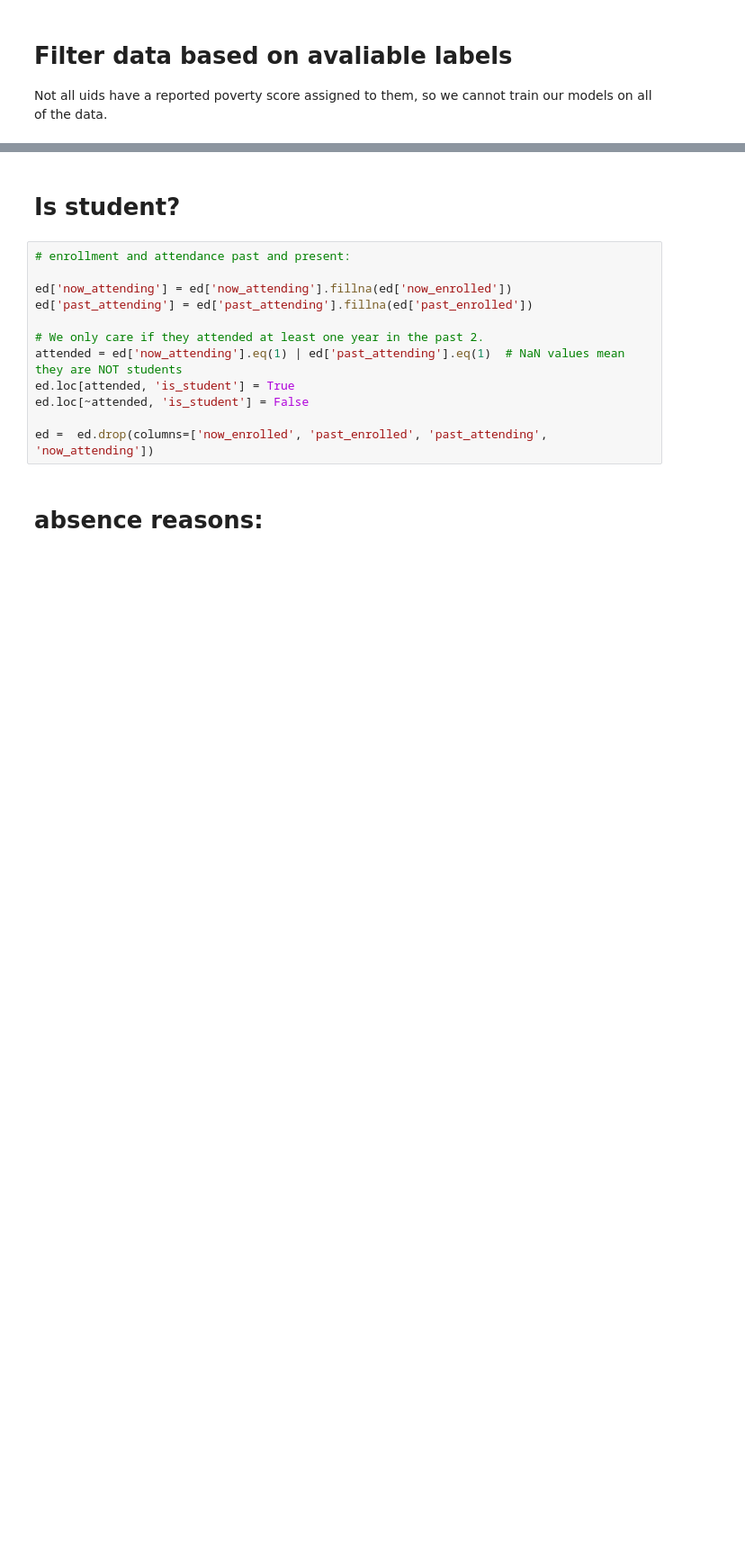
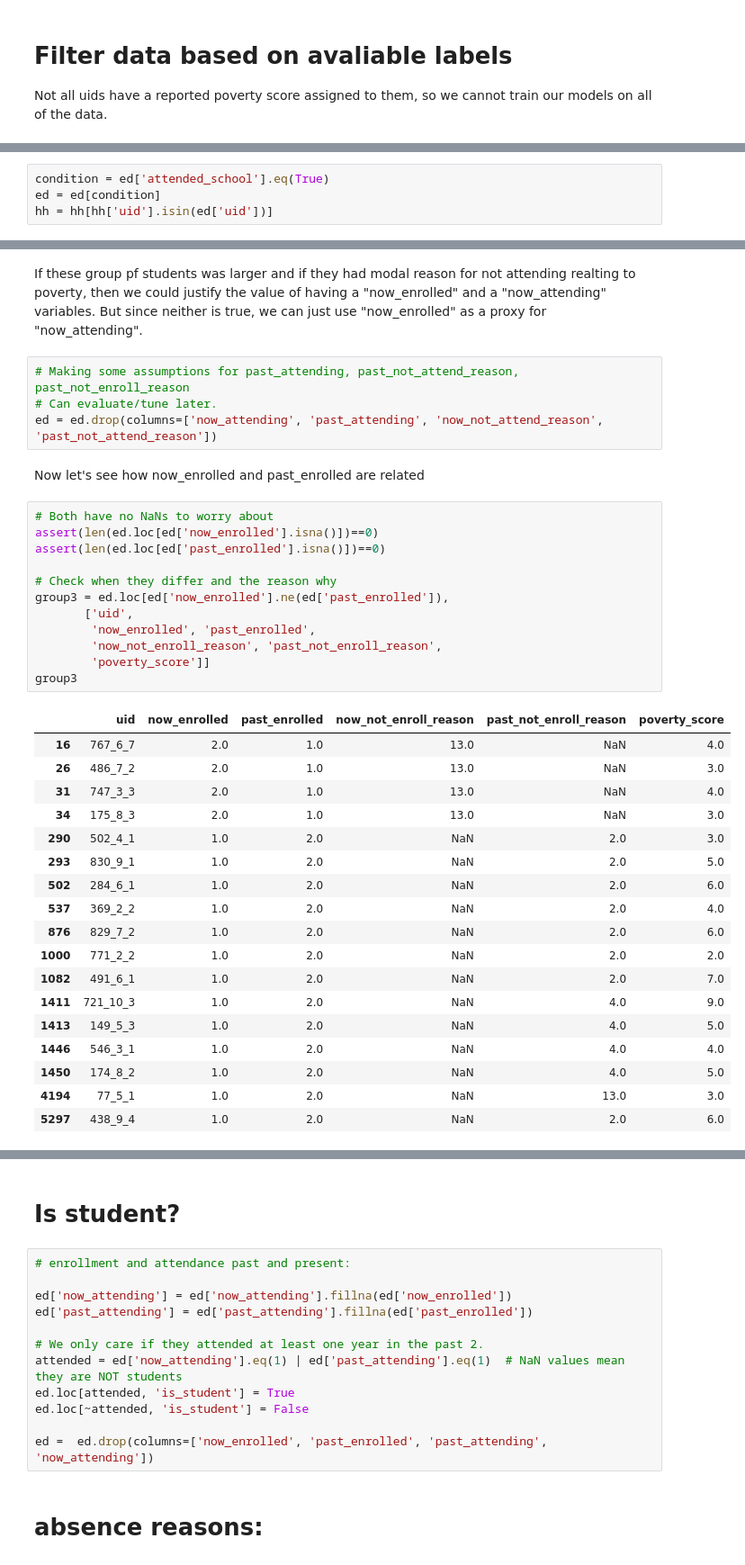
Before and after one commit to jbellogo/Classification, a Jupyter notebook: X_train.ipynb, the cells around one changed output, grey strips where cells are left out. Shown at 90% size. Saved outputs shown, nothing was run; the diff lists cells and outputs as text; blank space fills up the shorter version.

Commit message:
variable selection

```diff
--- a/X_train.ipynb
+++ b/X_train.ipynb
@@ -69,0 +180,4 @@ hh = hh.merge(poverty[['uid', 'poverty_score']], on='uid', how='left')
+# %%
+condition = ed['attended_school'].eq(True)
+ed = ed[condition]
+hh = hh[hh['uid'].isin(ed['uid'])]
@@ -69,0 +283,39 @@ hh = hh.merge(poverty[['uid', 'poverty_score']], on='uid', how='left')
+# %% [markdown]
+If these group pf students was larger and if they had modal reason for not attending realting to poverty, then we could justify the value of having a "now_enrolled" and a "now_attending" variables. But since neither is true, we can just use "now_enrolled" as a proxy for "now_attending".
+# %%
+# Making some assumptions for past_attending, past_not_attend_reason, past_not_enroll_reason
+# Can evaluate/tune later.
+ed = ed.drop(columns=['now_attending', 'past_attending', 'now_not_attend_reason', 'past_not_attend_reason'])
+# %% [markdown]
+Now let's see how now_enrolled and past_enrolled are related
+# %%
+# Both have no NaNs to worry about
+assert(len(ed.loc[ed['now_enrolled'].isna()])==0)
+assert(len(ed.loc[ed['past_enrolled'].isna()])==0)
+
+# Check when they differ and the reason why
+group3 = ed.loc[ed['now_enrolled'].ne(ed['past_enrolled']),
+       ['uid',
+        'now_enrolled', 'past_enrolled',
+        'now_not_enroll_reason', 'past_not_enroll_reason',
+        'poverty_score']]
+group3
+# %% [output]
+|  | uid | now_enrolled | past_enrolled | now_not_enroll_reason | past_not_enroll_reason | poverty_score |
+| 16 | 767_6_7 | 2.0 | 1.0 | 13.0 | NaN | 4.0 |
+| 26 | 486_7_2 | 2.0 | 1.0 | 13.0 | NaN | 3.0 |
+| 31 | 747_3_3 | 2.0 | 1.0 | 13.0 | NaN | 4.0 |
+| 34 | 175_8_3 | 2.0 | 1.0 | 13.0 | NaN | 3.0 |
+| 290 | 502_4_1 | 1.0 | 2.0 | NaN | 2.0 | 3.0 |
+| 293 | 830_9_1 | 1.0 | 2.0 | NaN | 2.0 | 5.0 |
+| 502 | 284_6_1 | 1.0 | 2.0 | NaN | 2.0 | 6.0 |
+| 537 | 369_2_2 | 1.0 | 2.0 | NaN | 2.0 | 4.0 |
+| 876 | 829_7_2 | 1.0 | 2.0 | NaN | 2.0 | 6.0 |
+| 1000 | 771_2_2 | 1.0 | 2.0 | NaN | 2.0 | 2.0 |
+| 1082 | 491_6_1 | 1.0 | 2.0 | NaN | 2.0 | 7.0 |
+| 1411 | 721_10_3 | 1.0 | 2.0 | NaN | 4.0 | 9.0 |
+| 1413 | 149_5_3 | 1.0 | 2.0 | NaN | 4.0 | 5.0 |
+| 1446 | 546_3_1 | 1.0 | 2.0 | NaN | 4.0 | 4.0 |
+| 1450 | 174_8_2 | 1.0 | 2.0 | NaN | 4.0 | 5.0 |
+| 4194 | 77_5_1 | 1.0 | 2.0 | NaN | 13.0 | 3.0 |
+| 5297 | 438_9_4 | 1.0 | 2.0 | NaN | 2.0 | 6.0 |
```
Also changed, not shown: parts of 51 cells of this notebook.
